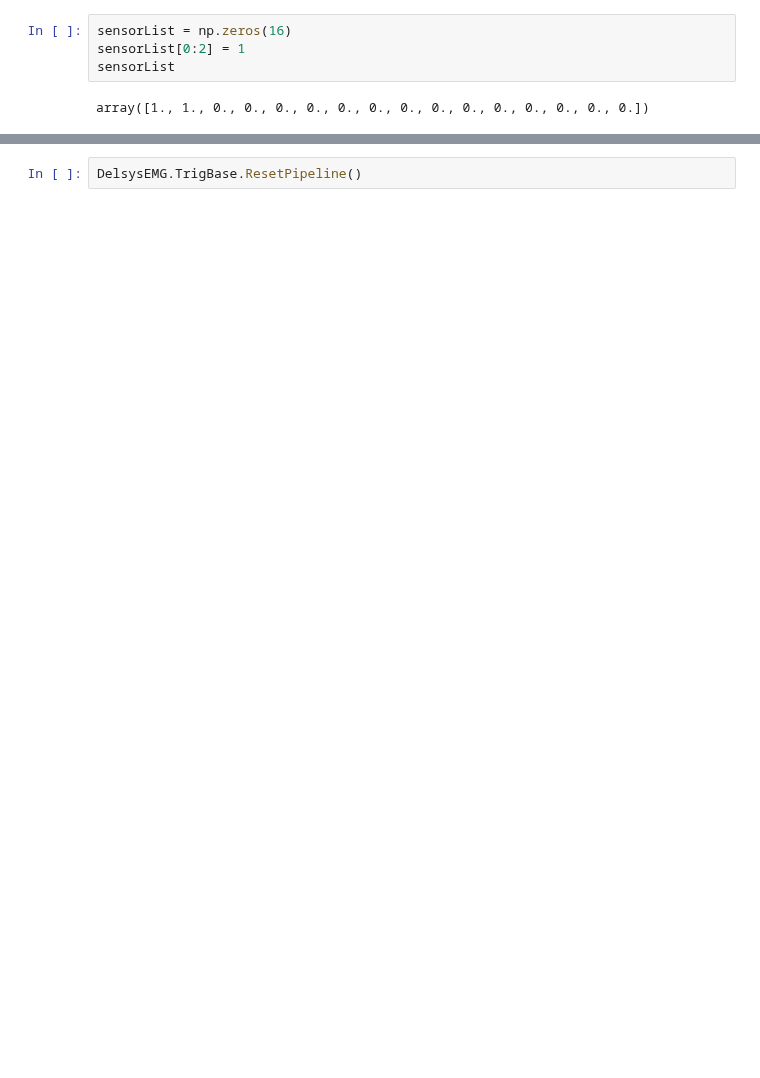
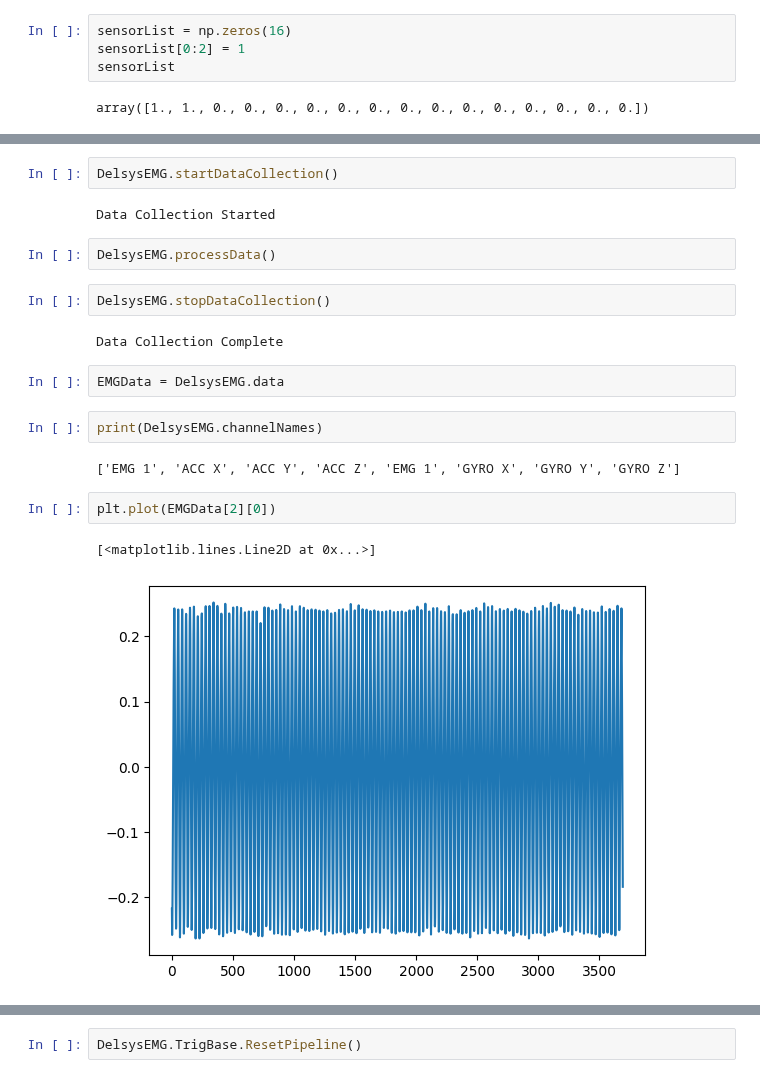
Before and after one commit to sonnyjones123/RL-Front-End, a Jupyter notebook: InteractiveTesting.ipynb, the cells around one changed output, grey strips where cells are left out. Cells and saved outputs as stored; diff of their text form; blank space fills up the shorter version.

```diff
--- a/InteractiveTesting.ipynb
+++ b/InteractiveTesting.ipynb
@@ -35,0 +46,21 @@ DelsysEMG.setSampleMode(sensorList, "EMG plus gyro (+/- 2000 dps), +/-5.5mV, 20-
+# %%
+DelsysEMG.startDataCollection()
+# %% [output]
+Data Collection Started
+# %%
+DelsysEMG.processData()
+# %%
+DelsysEMG.stopDataCollection()
+# %% [output]
+Data Collection Complete
+# %%
+EMGData = DelsysEMG.data
+# %%
+print(DelsysEMG.channelNames)
+# %% [output]
+['EMG 1', 'ACC X', 'ACC Y', 'ACC Z', 'EMG 1', 'GYRO X', 'GYRO Y', 'GYRO Z']
+# %%
+plt.plot(EMGData[2][0])
+# %% [output]
+[<matplotlib.lines.Line2D at 0x...>]
+[figure, added]
```
Also changed, not shown: parts of 18 cells of this notebook, 7 other files.
